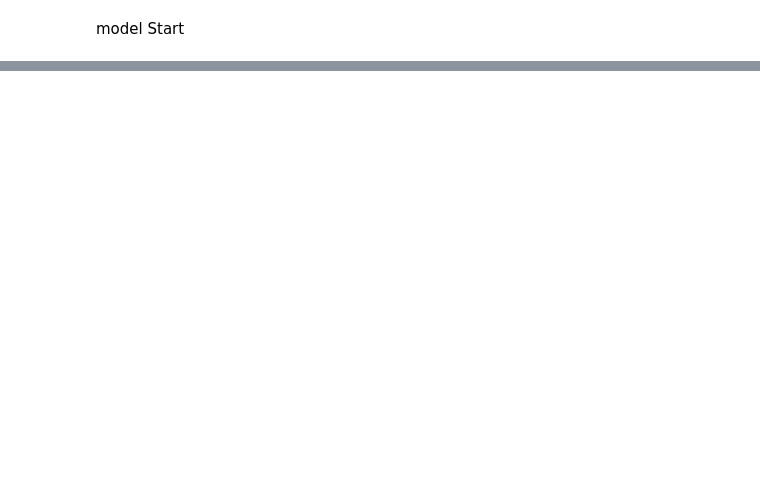
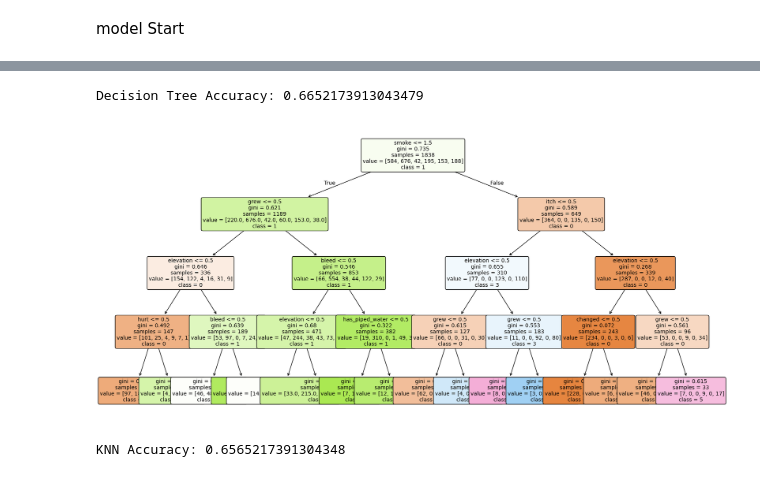
Before and after one commit to AlRafiAhmed/Early-stage-skin-cancer-detection, a Jupyter notebook: Early stage skin cancer detection.ipynb, the cells around one changed output, grey strips where cells are left out. Cells and saved outputs as stored; diff of their text form; code cells hidden in the pictures; blank space fills up the shorter version.

```diff
--- a/Early stage skin cancer detection.ipynb
+++ b/Early stage skin cancer detection.ipynb
@@ -68,6 +142,17 @@ import pandas as pd
 # Prepare the data for maximum accuracy
 # First, let's handle categorical variables properly
 df_processed = df.copy()
+
+# Define unwanted attributes to exclude
+unwanted_attrs = ['Patient id', 'Lesion id', 'age', 'Background mother', 'Background Father',
+                  'Gender', 'Img id', 'region', 'biposed']
+
+# Remove unwanted attributes from the dataset while keeping the target variable 'diagnostic'
+columns_to_keep = [col for col in df_processed.columns if col not in unwanted_attrs]
+df_processed = df_processed[columns_to_keep]
+
+print(f"Removed attributes: {[attr for attr in unwanted_attrs if attr in df.columns]}")
+print(f"Remaining columns: {list(df_processed.columns)}")
 
 # Encode categorical variables
 categorical_cols = df_processed.select_dtypes(include=['object', 'bool']).columns
@@ -215,9 +333,11 @@ import matplotlib.pyplot as plt
 # Load dataset
 data = pd.read_csv("metadata.csv")
 
-# Drop irrelevant columns
-drop_cols = ["patient_id", "lesion_id", "img_id"]
-df = data.drop(columns=drop_cols)
+# Drop irrelevant columns as specified
+drop_cols = ["patient_id", "lesion_id", "age", "background_mother", "background_father", "gender", "img_id", "region", "biopsed"]
+# Check which columns exist in the dataset before dropping
+existing_drop_cols = [col for col in drop_cols if col in data.columns]
+df = data.drop(columns=existing_drop_cols)
 
 # Remove rows with missing target
 df = df.dropna(subset=["diagnostic"])
@@ -233,33 +353,36 @@ for col in X.select_dtypes(include=["object", "bool"]).columns:
 
 # Encode target
 y = LabelEncoder().fit_transform(y)
 
 # Fill missing values with median
 X = X.fillna(X.median(numeric_only=True))
 
 # Train-test split
 X_train, X_test, y_train, y_test = train_test_split(
     X, y, test_size=0.2, random_state=42, stratify=y
 )
 
 # Decision Tree model
 dt_model = DecisionTreeClassifier(random_state=42, max_depth=4)  # limit depth for clarity
 dt_model.fit(X_train, y_train)
 
 # Predictions
 y_pred = dt_model.predict(X_test)
 
 # Accuracy
 accuracy = accuracy_score(y_test, y_pred)
 print("Decision Tree Accuracy:", accuracy)
 
 # Plot Decision Tree
 plt.figure(figsize=(20,10))
 plot_tree(dt_model,
           feature_names=X.columns,
           class_names=[str(c) for c in set(y)],
           filled=True, rounded=True, fontsize=10)
 plt.show()
+# %% [output]
+Decision Tree Accuracy: 0.6652173913043479
+[figure, added]
 # %%
 # KNN Classifier
 
@@ -272,9 +395,11 @@ import pandas as pd
 # Load dataset
 data = pd.read_csv("metadata.csv")
 
-# Drop irrelevant columns
-drop_cols = ["patient_id", "lesion_id", "img_id"]
-df = data.drop(columns=drop_cols)
+# Drop irrelevant columns as specified
+drop_cols = ["patient_id", "lesion_id", "age", "background_mother", "background_father", "gender", "img_id", "region", "biopsed"]
+# Check which columns exist in the dataset before dropping
+existing_drop_cols = [col for col in drop_cols if col in data.columns]
+df = data.drop(columns=existing_drop_cols)
 
 # Remove rows with missing target
 df = df.dropna(subset=["diagnostic"])
@@ -314,6 +439,8 @@ y_pred = knn_model.predict(X_test_scaled)
 # Accuracy
 accuracy = accuracy_score(y_test, y_pred)
 print("KNN Accuracy:", accuracy)
+# %% [output]
+KNN Accuracy: 0.6565217391304348
 # %%
 # Random Forest Classifier
 
```
Also changed, not shown: parts of 17 cells of this notebook, 7 other files.
